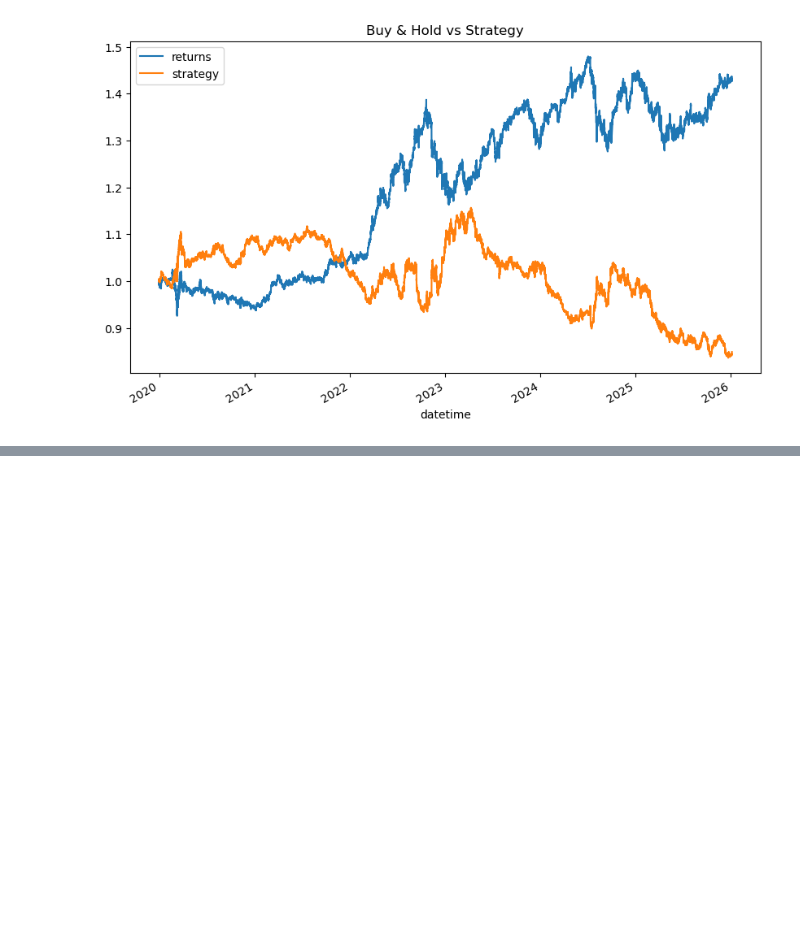
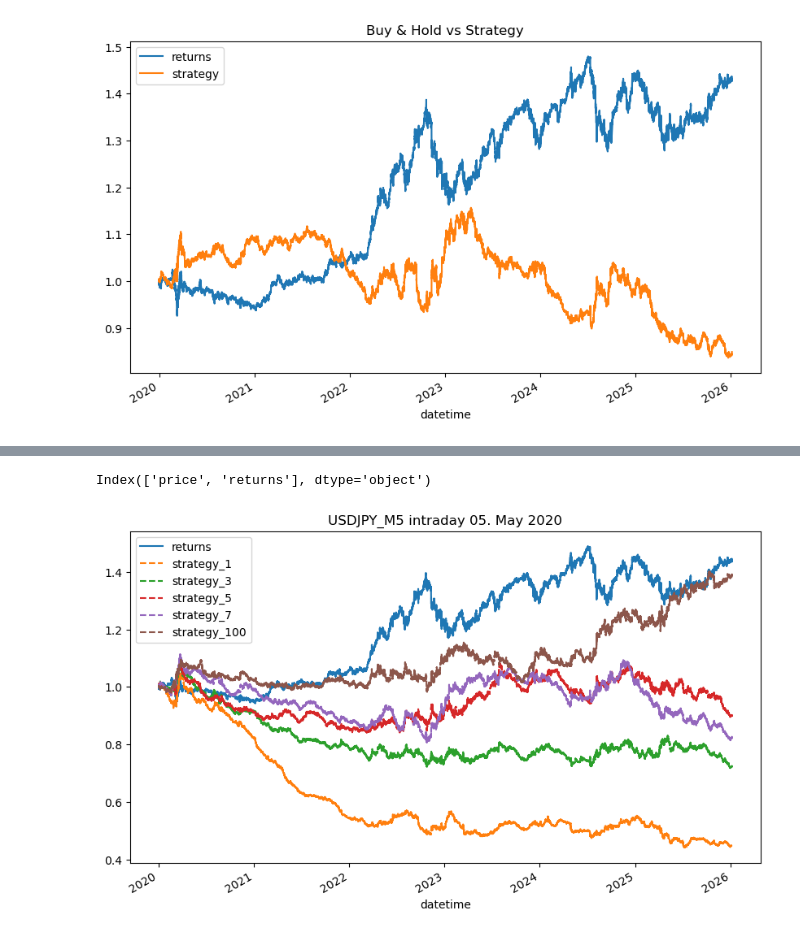
Before and after one commit to Ryo-book/The-first-project, a Jupyter notebook: Algorithmic Trading Book/P96.ipynb, the cells around one changed output, grey strips where cells are left out. Drawn from its saved outputs; the diff is of its cells as text; code cells hidden in the pictures; blank space fills up the shorter version.

```diff
--- a/Algorithmic Trading Book/P96.ipynb
+++ b/Algorithmic Trading Book/P96.ipynb
@@ -74,0 +102,40 @@ data[['returns', 'strategy']].dropna().cumsum().apply(np.exp).plot(figsize=(10,
+# %%
+# ② datetime を作る
+raw['datetime'] = pd.to_datetime(
+    raw['<DTYYYYMMDD>'].astype(str) +
+    raw['<TIME>'].astype(str).str.zfill(4),
+    format='%Y%m%d%H%M'
+)
+
+# ③ datetime を index にする
+raw.set_index('datetime', inplace=True)
+
+# ④ Closeだけ取り出す
+data = raw[['<CLOSE>']].copy()
+data.rename(columns={'<CLOSE>': 'price'}, inplace=True)
+# %%
+# ここから戦略計算 「対数収益率(returns)」
+data['returns'] = np.log(data['price'] / data['price'].shift(1))  #図のreturnsのやつ
+# %%
+print(data.columns)  #列名が[price]だから、↑もそうしないとエラーになる。
+# %% [output]
+Index(['price', 'returns'], dtype='object')
+# %%
+to_plot = ['returns']
+# %%
+for m in [1, 3, 5, 7, 100]:  #図のstrategy_1～9のやつ
+    data[f'position_{m}'] = np.sign(data['returns'].rolling(m).mean())
+    data[f'strategy_{m}'] = (data[f'position_{m}'].shift(1) *
+                             data['returns'])
+    to_plot.append(f'strategy_{m}')
+# %%
+#戦略の累積収益を描く
+data[to_plot].dropna().cumsum().apply(np.exp).plot(
+    title='USDJPY_M5 intraday 05. May 2020',
+    figsize=(10, 6), style=['-', '--', '--', '--', '--','--']);
+
+#cumsum() → 累積和（累積収益）
+#exp() → 対数収益を通常のリターンに戻す
+#つまり 戦略がどれだけ増えたかをグラフ化している。
+# %% [output]
+[figure, added]
```
Also changed, not shown: parts of 54 cells of this notebook, 2 other files.
